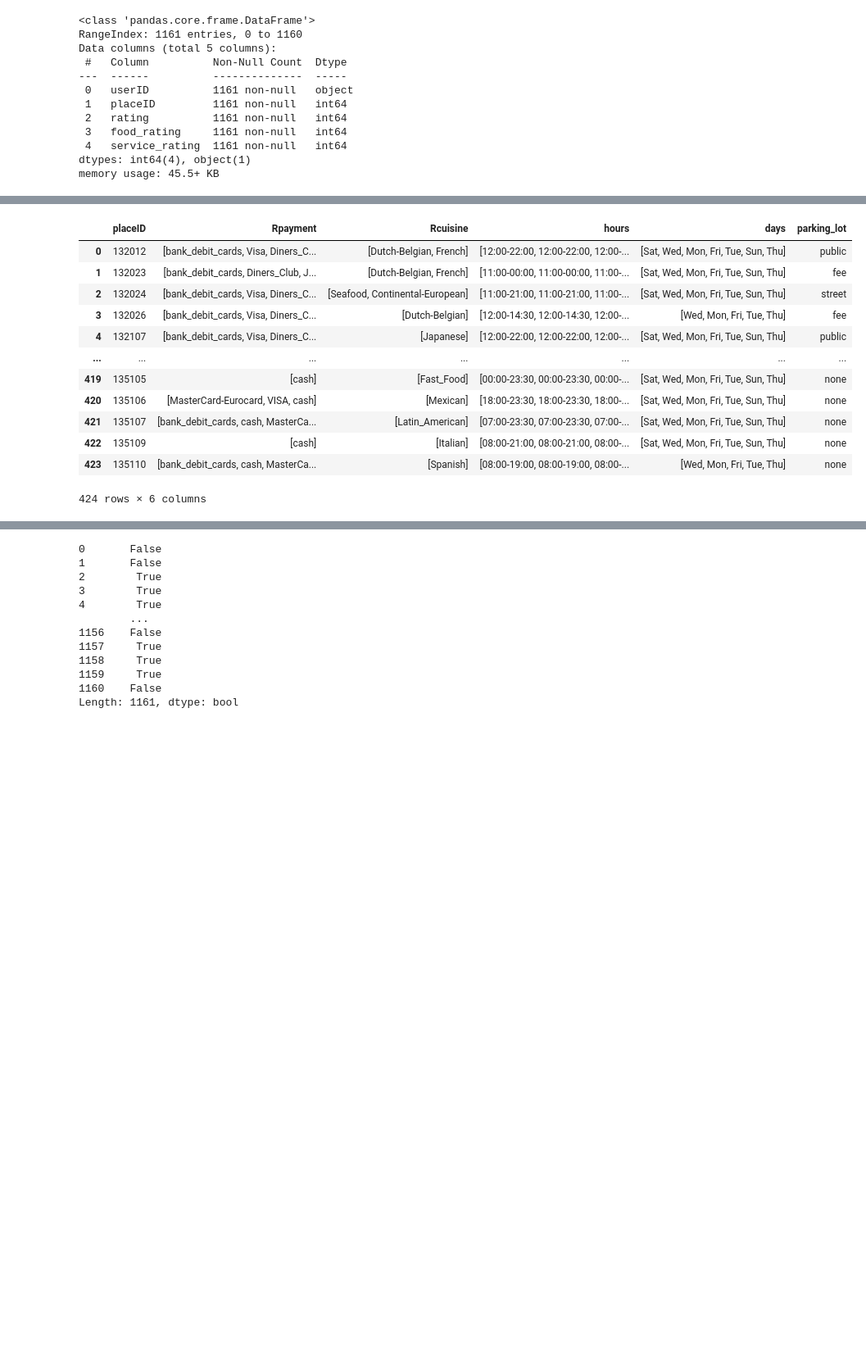
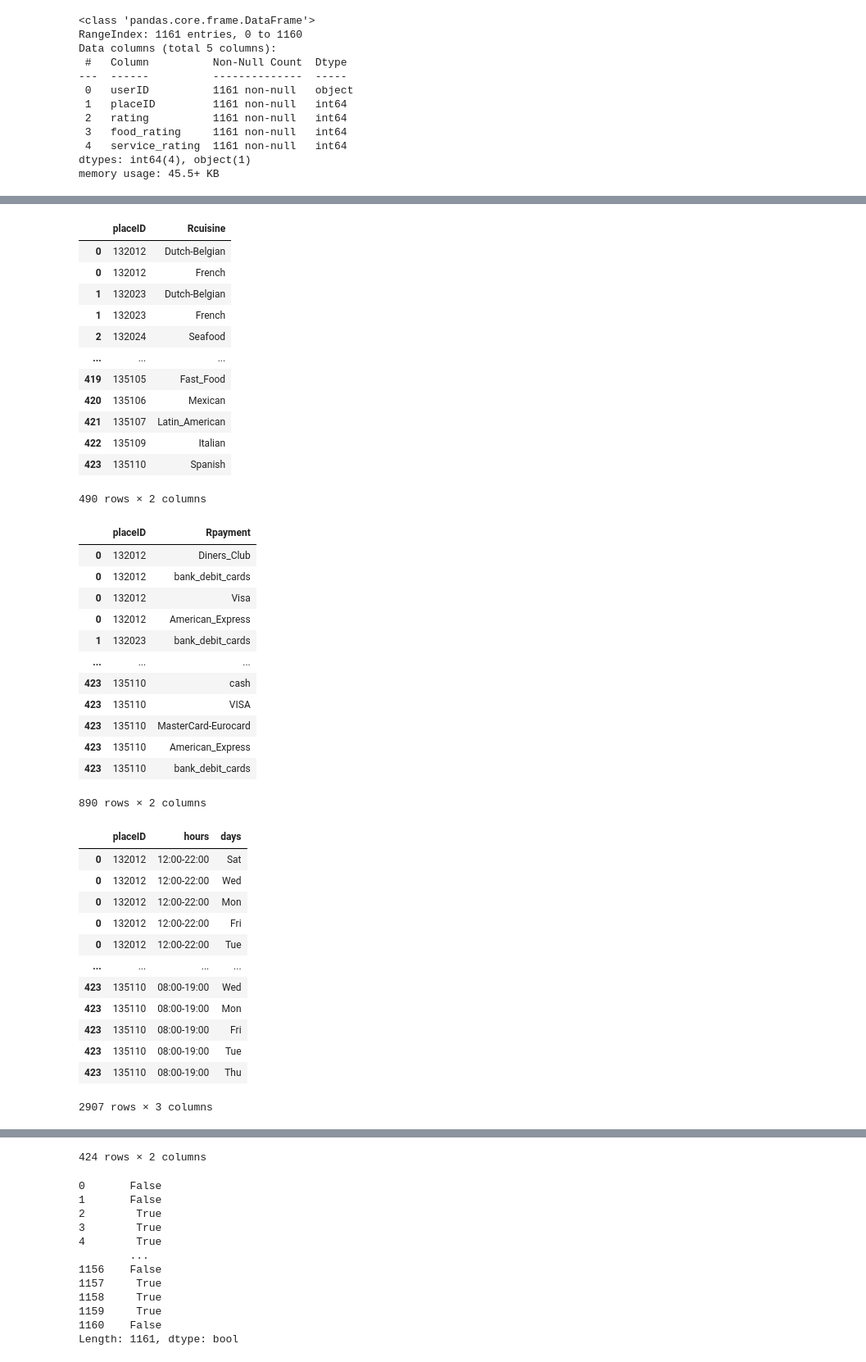
Before and after one commit to R4Y-R4Y/dbms_project, a Jupyter notebook: etl.ipynb, the cells around one changed output, grey strips where cells are left out. Shown: that part at 82% size. Drawn from its saved outputs; the diff is of its cells as text; code cells hidden in the pictures; blank space fills up the shorter version.

```diff
--- a/etl.ipynb
+++ b/etl.ipynb
@@ -169,25 +203,63 @@ result_user
 # %%
 
 restaurent_table.replace("?",np.nan).head(20)
 result_restaurent = restaurent_table.groupby('placeID', as_index=False).agg({
     'Rpayment': lambda x: list(set(x)),
     'Rcuisine': lambda x: list(set(x)),
     'hours': 'first',
     'days': 'first',
     'parking_lot': 'first'
 })
-result_restaurent
+result_restaurent_cuisine = result_restaurent[['placeID','Rcuisine']].copy()
+result_restaurent = result_restaurent.drop('Rcuisine', axis=1)
+result_restaurent_cuisine = result_restaurent_cuisine.explode('Rcuisine')
+result_restaurent_payment = result_restaurent[['placeID','Rpayment']].copy()
+result_restaurent = result_restaurent.drop('Rpayment', axis=1)
+result_restaurent_payment = result_restaurent_payment.explode('Rpayment')
+result_restaurent_work_hours = result_restaurent[['placeID','hours','days']].copy()
+result_restaurent = result_restaurent.drop(['hours','days'], axis=1)
+result_restaurent_work_hours = result_restaurent_work_hours.explode(['hours','days'])
+display(result_restaurent_cuisine)
+display(result_restaurent_payment)
+display(result_restaurent_work_hours)
+display(result_restaurent)
 # %% [output]
-|  | placeID | Rpayment | Rcuisine | hours | days | parking_lot |
-| 0 | 132012 | [bank_debit_cards, Visa, Diners_C... | [Dutch-Belgian, French] | [12:00-22:00, 12:00-22:00, 12:00-... | [Sat, Wed, Mon, Fri, Tue, Sun, Thu] | public |
-| 1 | 132023 | [bank_debit_cards, Diners_Club, J... | [Dutch-Belgian, French] | [11:00-00:00, 11:00-00:00, 11:00-... | [Sat, Wed, Mon, Fri, Tue, Sun, Thu] | fee |
-| 2 | 132024 | [bank_debit_cards, Visa, Diners_C... | [Seafood, Continental-European] | [11:00-21:00, 11:00-21:00, 11:00-... | [Sat, Wed, Mon, Fri, Tue, Sun, Thu] | street |
-| 3 | 132026 | [bank_debit_cards, Visa, Diners_C... | [Dutch-Belgian] | [12:00-14:30, 12:00-14:30, 12:00-... | [Wed, Mon, Fri, Tue, Thu] | fee |
-| 4 | 132107 | [bank_debit_cards, Visa, Diners_C... | [Japanese] | [12:00-22:00, 12:00-22:00, 12:00-... | [Sat, Wed, Mon, Fri, Tue, Sun, Thu] | public |
-| ... | ... | ... | ... | ... | ... | ... |
-| 419 | 135105 | [cash] | [Fast_Food] | [00:00-23:30, 00:00-23:30, 00:00-... | [Sat, Wed, Mon, Fri, Tue, Sun, Thu] | none |
-| 420 | 135106 | [MasterCard-Eurocard, VISA, cash] | [Mexican] | [18:00-23:30, 18:00-23:30, 18:00-... | [Sat, Wed, Mon, Fri, Tue, Sun, Thu] | none |
-| 421 | 135107 | [bank_debit_cards, cash, MasterCa... | [Latin_American] | [07:00-23:30, 07:00-23:30, 07:00-... | [Sat, Wed, Mon, Fri, Tue, Sun, Thu] | none |
-| 422 | 135109 | [cash] | [Italian] | [08:00-21:00, 08:00-21:00, 08:00-... | [Sat, Wed, Mon, Fri, Tue, Sun, Thu] | none |
-| 423 | 135110 | [bank_debit_cards, cash, MasterCa... | [Spanish] | [08:00-19:00, 08:00-19:00, 08:00-... | [Wed, Mon, Fri, Tue, Thu] | none |
+|  | placeID | Rcuisine |
+| 0 | 132012 | Dutch-Belgian |
+| 0 | 132012 | French |
+| 1 | 132023 | Dutch-Belgian |
+| 1 | 132023 | French |
+| 2 | 132024 | Seafood |
+| ... | ... | ... |
+| 419 | 135105 | Fast_Food |
+| 420 | 135106 | Mexican |
+| 421 | 135107 | Latin_American |
+| 422 | 135109 | Italian |
+| 423 | 135110 | Spanish |
-424 rows × 6 columns
+490 rows × 2 columns
+|  | placeID | Rpayment |
+| 0 | 132012 | Diners_Club |
+| 0 | 132012 | bank_debit_cards |
+| 0 | 132012 | Visa |
+| 0 | 132012 | American_Express |
+| 1 | 132023 | bank_debit_cards |
+| ... | ... | ... |
+| 423 | 135110 | cash |
+| 423 | 135110 | VISA |
+| 423 | 135110 | MasterCard-Eurocard |
+| 423 | 135110 | American_Express |
+| 423 | 135110 | bank_debit_cards |
+890 rows × 2 columns
+|  | placeID | hours | days |
+| 0 | 132012 | 12:00-22:00 | Sat |
+| 0 | 132012 | 12:00-22:00 | Wed |
+| 0 | 132012 | 12:00-22:00 | Mon |
+| 0 | 132012 | 12:00-22:00 | Fri |
+| 0 | 132012 | 12:00-22:00 | Tue |
+| ... | ... | ... | ... |
+| 423 | 135110 | 08:00-19:00 | Wed |
+| 423 | 135110 | 08:00-19:00 | Mon |
+| 423 | 135110 | 08:00-19:00 | Fri |
+| 423 | 135110 | 08:00-19:00 | Tue |
+| 423 | 135110 | 08:00-19:00 | Thu |
+2907 rows × 3 columns
@@ -194,3 +278,4 @@ result_restaurent
+424 rows × 2 columns
 # %%
 valid_user_ids = set(result_user['userID'])
 valid_place_ids = set(result_restaurent['placeID'])
```
Also changed, not shown: parts of 3 cells of this notebook, 8 other files.
